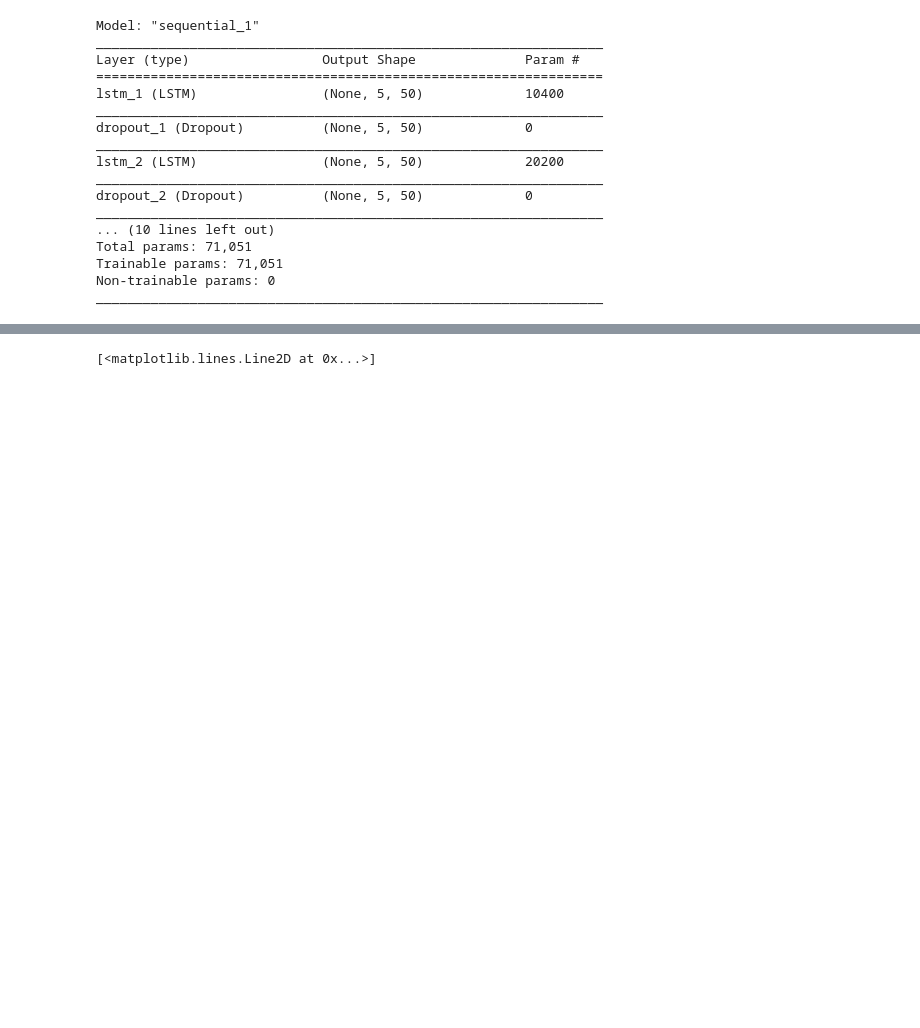
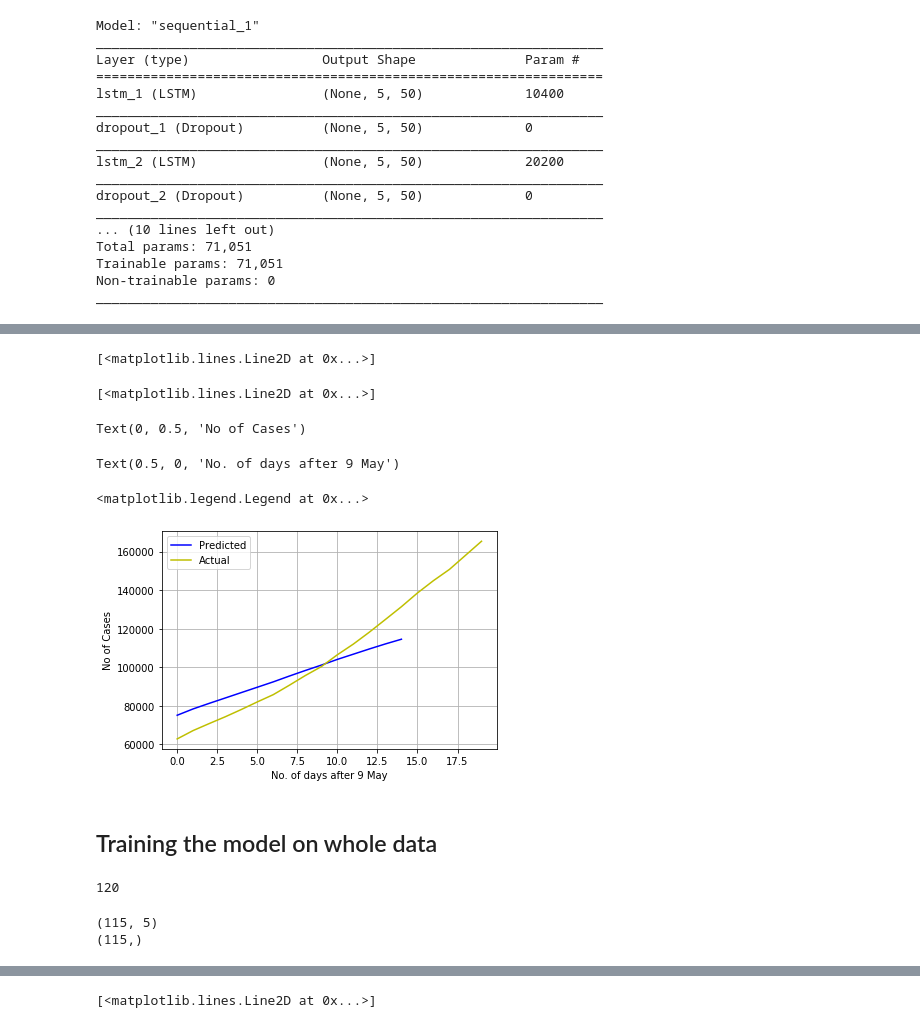
Before and after one commit to tariqmhmd5/Covid-Prediction, a Jupyter notebook: Prediction using LSTM.ipynb, the cells around one changed output, grey strips where cells are left out. Drawn from its saved outputs; the diff is of its cells as text; code cells hidden in the pictures; blank space fills up the shorter version.

```diff
--- a/Prediction using LSTM.ipynb
+++ b/Prediction using LSTM.ipynb
@@ -218,0 +220,19 @@ Text(0.5, 0, 'epoch')
+# %%
+# We need to Reshape
+test= test.reshape(-1,1)
+
+# Normalize the Dataset
+test = sc.transform(test)
+
+X_test = []
+for i in range(5,len(test)):
+    X_test.append(test[i-5:i, 0])
+
+# Convert into Numpy Array
+X_test = np.array(X_test)
+
+# Reshape before Passing to Network
+X_test = np.reshape(X_test, (X_test.shape[0], X_test.shape[1], 1))
+
+# Pass to Model
+predicted_cases = regressor.predict(X_test)
@@ -218,0 +250,17 @@ Text(0.5, 0, 'epoch')
+# %%
+plt.plot(sc.inverse_transform(predicted_cases),c='b')
+plt.plot(sc.inverse_transform(test),c='y')
+plt.ylabel('No of Cases')
+plt.xlabel('No. of days after 9 May')
+plt.legend(['Predicted', 'Actual'], loc='upper left')
+plt.grid()
+plt.show()
+# %% [output]
+[<matplotlib.lines.Line2D at 0x...>]
+[<matplotlib.lines.Line2D at 0x...>]
+Text(0, 0.5, 'No of Cases')
+Text(0.5, 0, 'No. of days after 9 May')
+<matplotlib.legend.Legend at 0x...>
+[figure, added]
+# %% [markdown]
+## Training the model on whole data
@@ -218,0 +269,4 @@ Text(0.5, 0, 'epoch')
+# %%
+len(data)
+# %% [output]
+120
@@ -218,0 +277,19 @@ Text(0.5, 0, 'epoch')
+# %%
+X_Train = []
+Y_Train = []
+
+for i in range(5, Train.shape[0]):
+
+    X_Train.append(Train[i-5:i,0])
+
+    Y_Train.append(Train[i,0])
+
+# Convert into Numpy Array
+X_Train = np.array(X_Train)
+Y_Train = np.array(Y_Train)
+
+print(X_Train.shape)
+print(Y_Train.shape)
+# %% [output]
+(115, 5)
+(115,)
```
Also changed, not shown: parts of 45 cells of this notebook.
